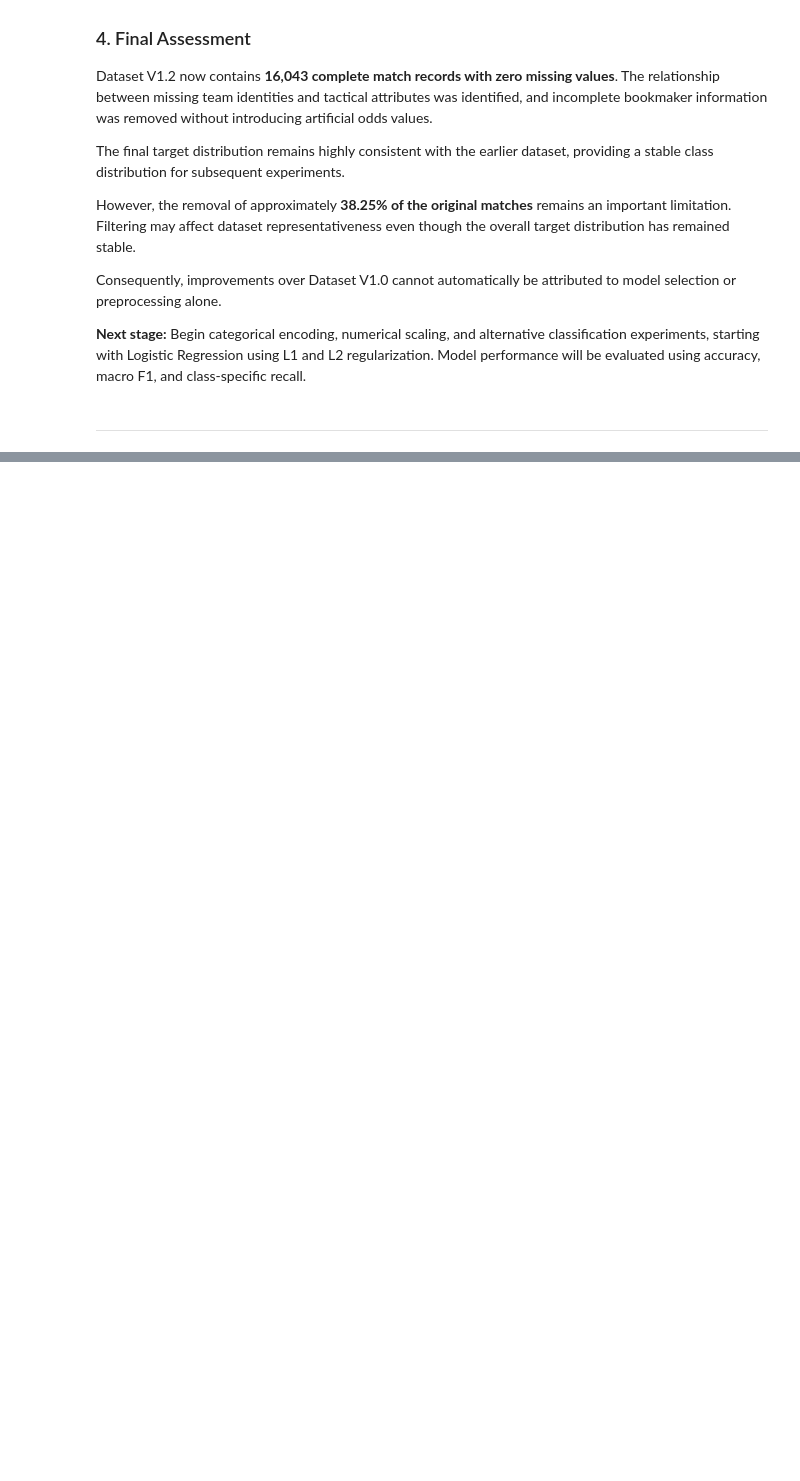
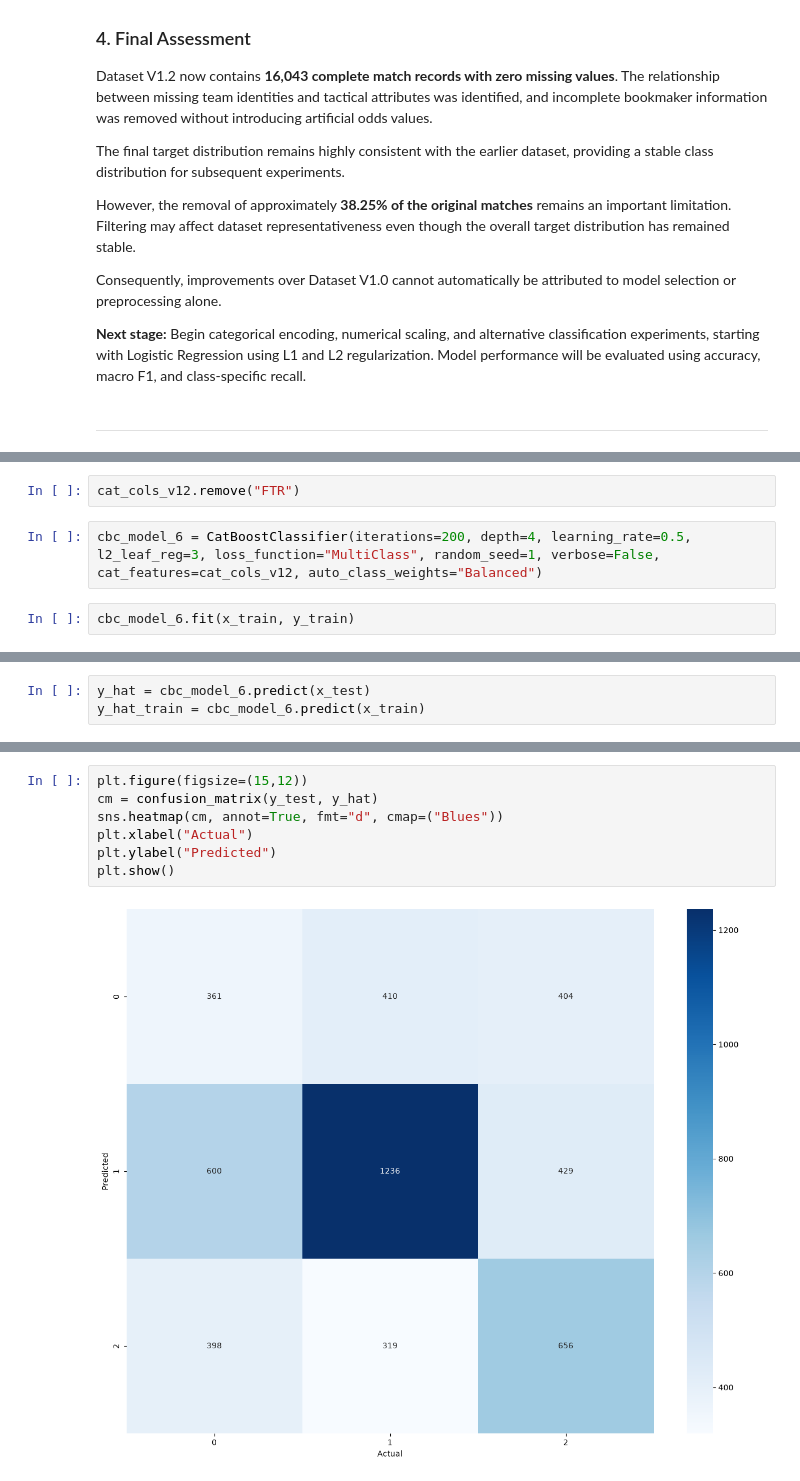
Before and after one commit to Aalli-Talpur/football-match-outcome-prediction, a Jupyter notebook: Notebook/03_Model_Experimentation.ipynb, the cells around one changed output, grey strips where cells are left out. Drawn from its saved outputs; the diff is of its cells as text; blank space fills up the shorter version.

Commit message:
feat(modeling): evaluate CatBoost on Dataset V1.2 and compare with V1.0

```diff
--- a/Notebook/03_Model_Experimentation.ipynb
+++ b/Notebook/03_Model_Experimentation.ipynb
@@ -1178,0 +1202,6 @@ Consequently, improvements over Dataset V1.0 cannot automatically be attributed
+# %%
+cat_cols_v12.remove("FTR")
+# %%
+cbc_model_6 = CatBoostClassifier(iterations=200, depth=4, learning_rate=0.5, l2_leaf_reg=3, loss_function="MultiClass", random_seed=1, verbose=False, cat_features=cat_cols_v12, auto_class_weights="Balanced")
+# %%
+cbc_model_6.fit(x_train, y_train)
@@ -1178,0 +1210,3 @@ Consequently, improvements over Dataset V1.0 cannot automatically be attributed
+# %%
+y_hat = cbc_model_6.predict(x_test)
+y_hat_train = cbc_model_6.predict(x_train)
@@ -1178,0 +1235,9 @@ Consequently, improvements over Dataset V1.0 cannot automatically be attributed
+# %%
+plt.figure(figsize=(15,12))
+cm = confusion_matrix(y_test, y_hat)
+sns.heatmap(cm, annot=True, fmt="d", cmap=("Blues"))
+plt.xlabel("Actual")
+plt.ylabel("Predicted")
+plt.show()
+# %% [output]
+[figure, added]
```
Also changed, not shown: parts of 12 cells of this notebook, 4 other files.
